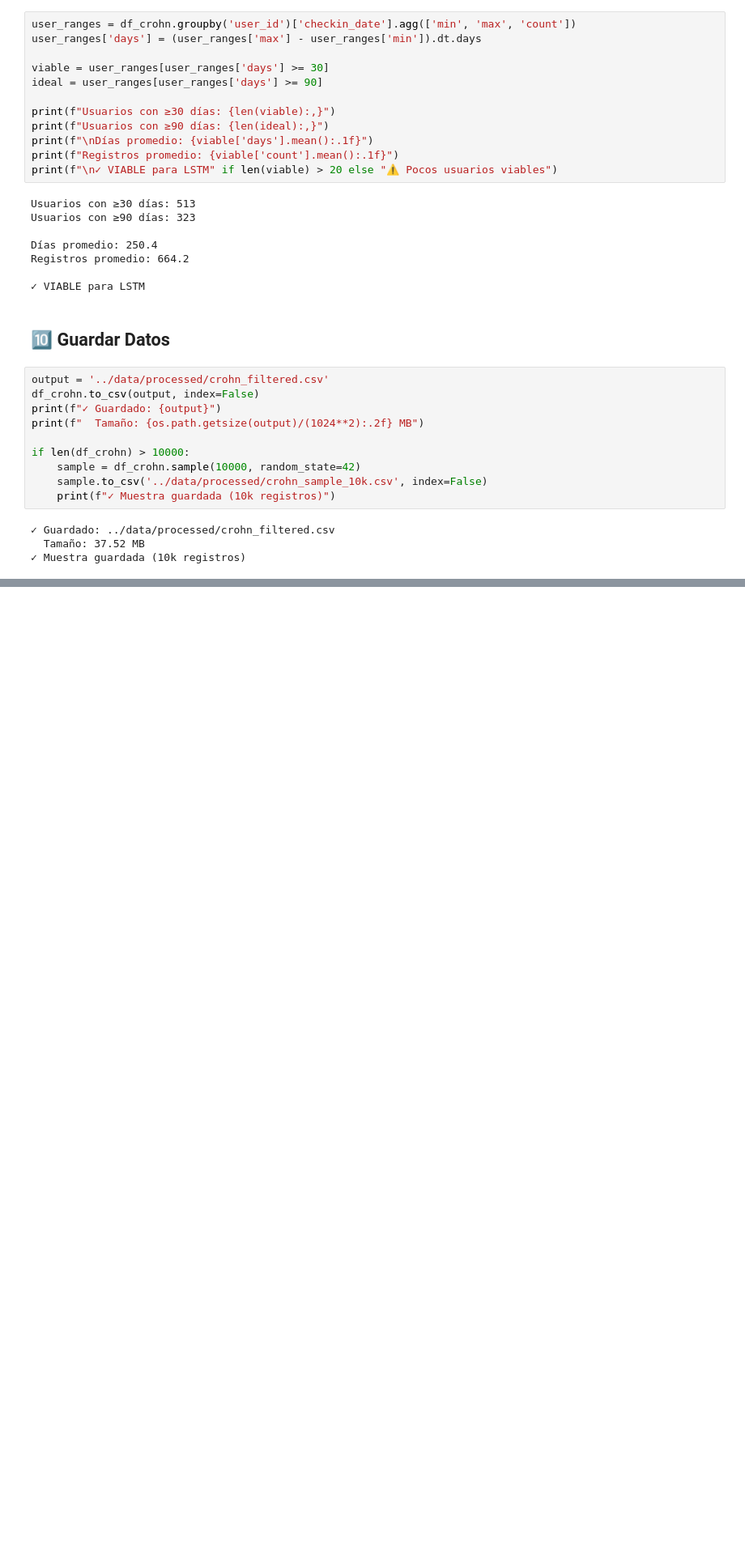
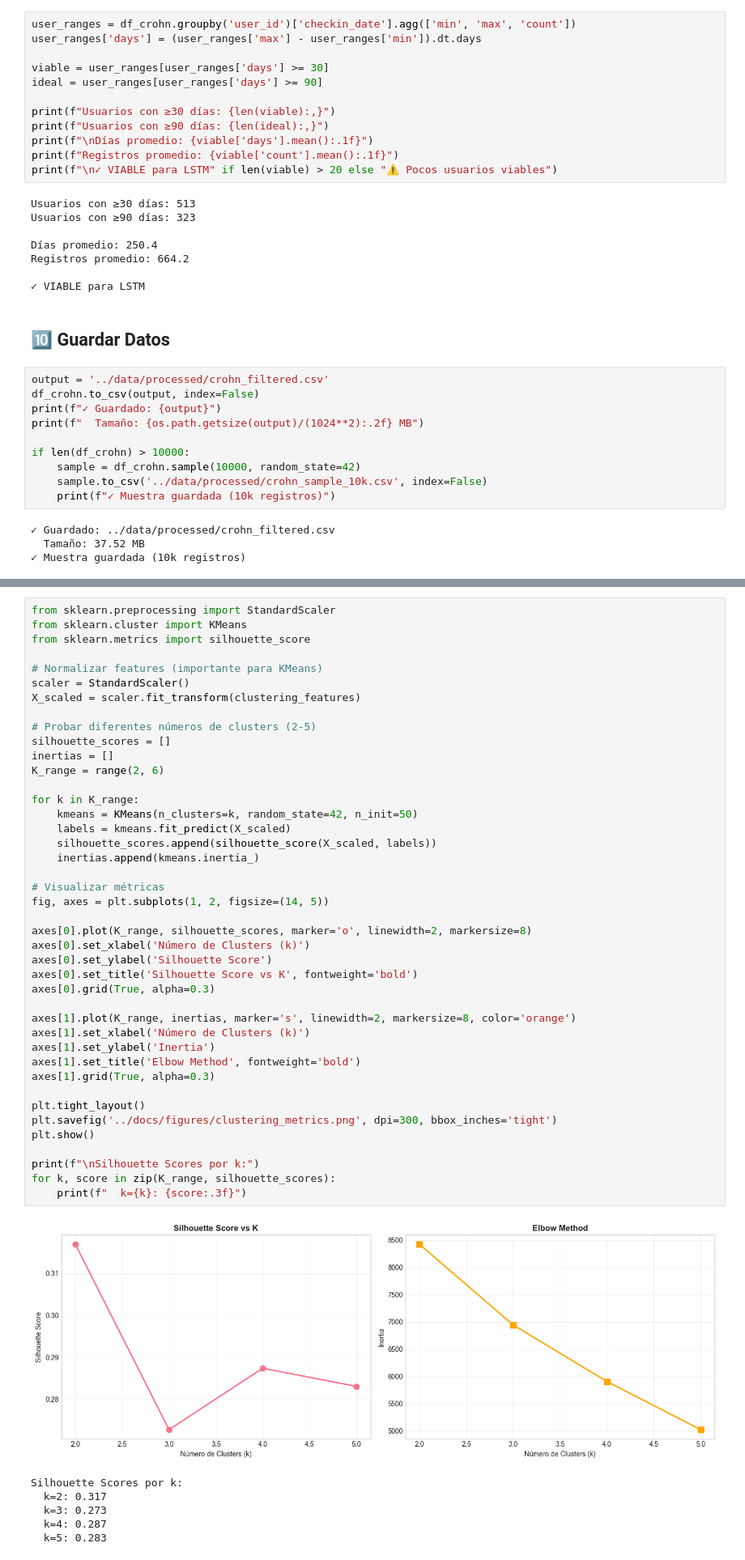
Before and after one commit to asier-ortiz/crohn-flare-predictor, a Jupyter notebook: notebooks/01_exploratory_analysis.ipynb, the cells around one changed output, grey strips where cells are left out. Shown at 81% size. Saved outputs shown, nothing was run; the diff lists cells and outputs as text; blank space fills up the shorter version.

```diff
--- a/notebooks/01_exploratory_analysis.ipynb
+++ b/notebooks/01_exploratory_analysis.ipynb
@@ -349,0 +485,49 @@ if len(df_crohn) > 10000:
+# %%
+from sklearn.preprocessing import StandardScaler
+from sklearn.cluster import KMeans
+from sklearn.metrics import silhouette_score
+
+# Normalizar features (importante para KMeans)
+scaler = StandardScaler()
+X_scaled = scaler.fit_transform(clustering_features)
+
+# Probar diferentes números de clusters (2-5)
+silhouette_scores = []
+inertias = []
+K_range = range(2, 6)
+
+for k in K_range:
+    kmeans = KMeans(n_clusters=k, random_state=42, n_init=50)
+    labels = kmeans.fit_predict(X_scaled)
+    silhouette_scores.append(silhouette_score(X_scaled, labels))
+    inertias.append(kmeans.inertia_)
+
+# Visualizar métricas
+fig, axes = plt.subplots(1, 2, figsize=(14, 5))
+
+axes[0].plot(K_range, silhouette_scores, marker='o', linewidth=2, markersize=8)
+axes[0].set_xlabel('Número de Clusters (k)')
+axes[0].set_ylabel('Silhouette Score')
+axes[0].set_title('Silhouette Score vs K', fontweight='bold')
+axes[0].grid(True, alpha=0.3)
+
+axes[1].plot(K_range, inertias, marker='s', linewidth=2, markersize=8, color='orange')
+axes[1].set_xlabel('Número de Clusters (k)')
+axes[1].set_ylabel('Inertia')
+axes[1].set_title('Elbow Method', fontweight='bold')
+axes[1].grid(True, alpha=0.3)
+
+plt.tight_layout()
+plt.savefig('../docs/figures/clustering_metrics.png', dpi=300, bbox_inches='tight')
+plt.show()
+
+print(f"\nSilhouette Scores por k:")
+for k, score in zip(K_range, silhouette_scores):
+    print(f"  k={k}: {score:.3f}")
+# %% [output]
+[figure, added]
+Silhouette Scores por k:
+  k=2: 0.317
+  k=3: 0.273
+  k=4: 0.287
+  k=5: 0.283
```
Also changed, not shown: parts of 12 cells of this notebook, 29 other files.
